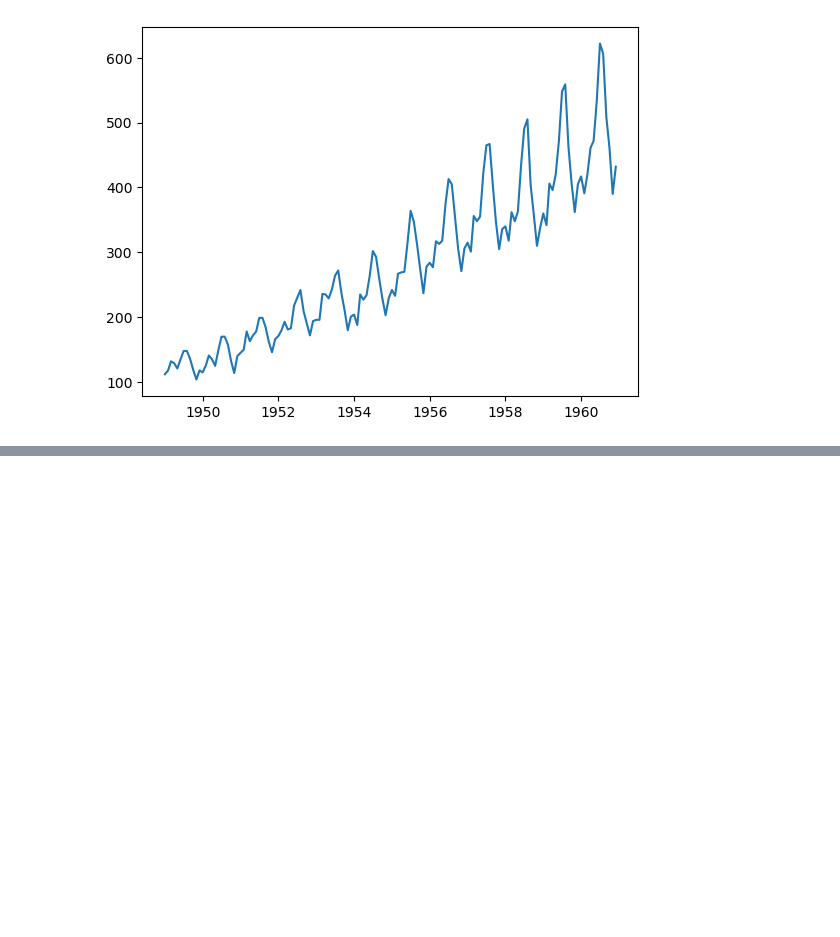
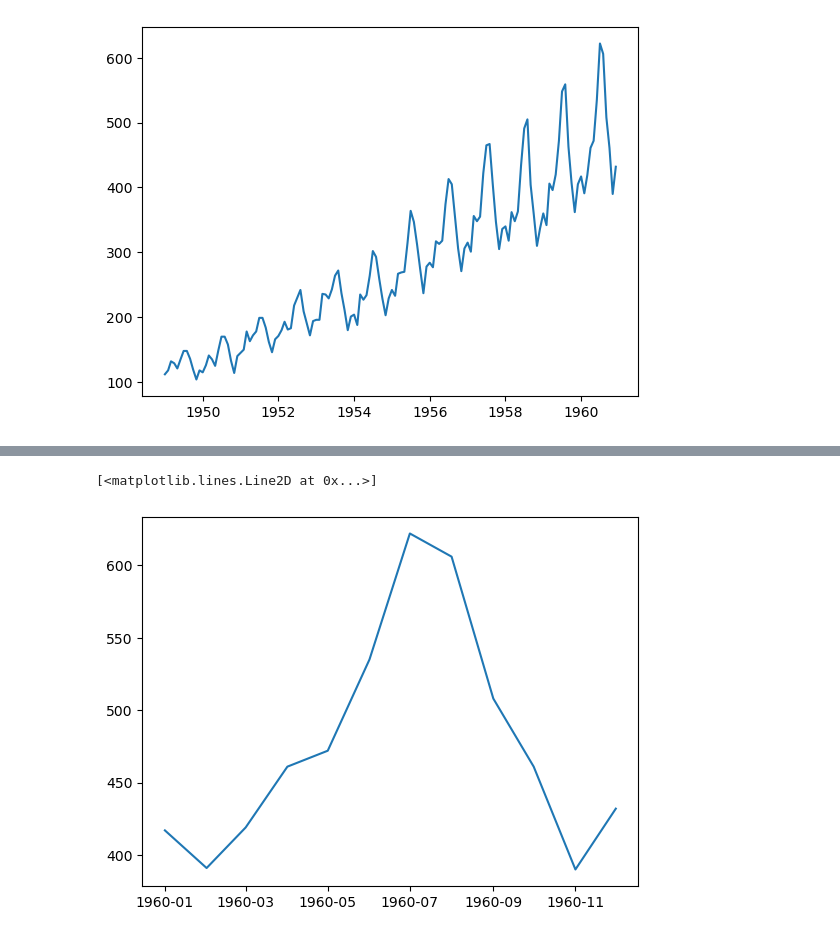
Before and after one commit to RodrigoD4v/pratica_series_temporais, a Jupyter notebook: notebooks/pratica_series_temporais.ipynb, the cells around one changed output, grey strips where cells are left out. Cells and saved outputs as stored; diff of their text form; code cells hidden in the pictures; blank space fills up the shorter version.

```diff
--- a/notebooks/pratica_series_temporais.ipynb
+++ b/notebooks/pratica_series_temporais.ipynb
@@ -163,0 +177,7 @@ plt.plot(ts)
+# %%
+# Visualização entre datas específicas
+ts_datas = ts['1960-01-01':'1960-12-01']
+plt.plot(ts_datas)
+# %% [output]
+[<matplotlib.lines.Line2D at 0x...>]
+[figure, added]
```
Also changed, not shown: parts of 2 cells of this notebook.
